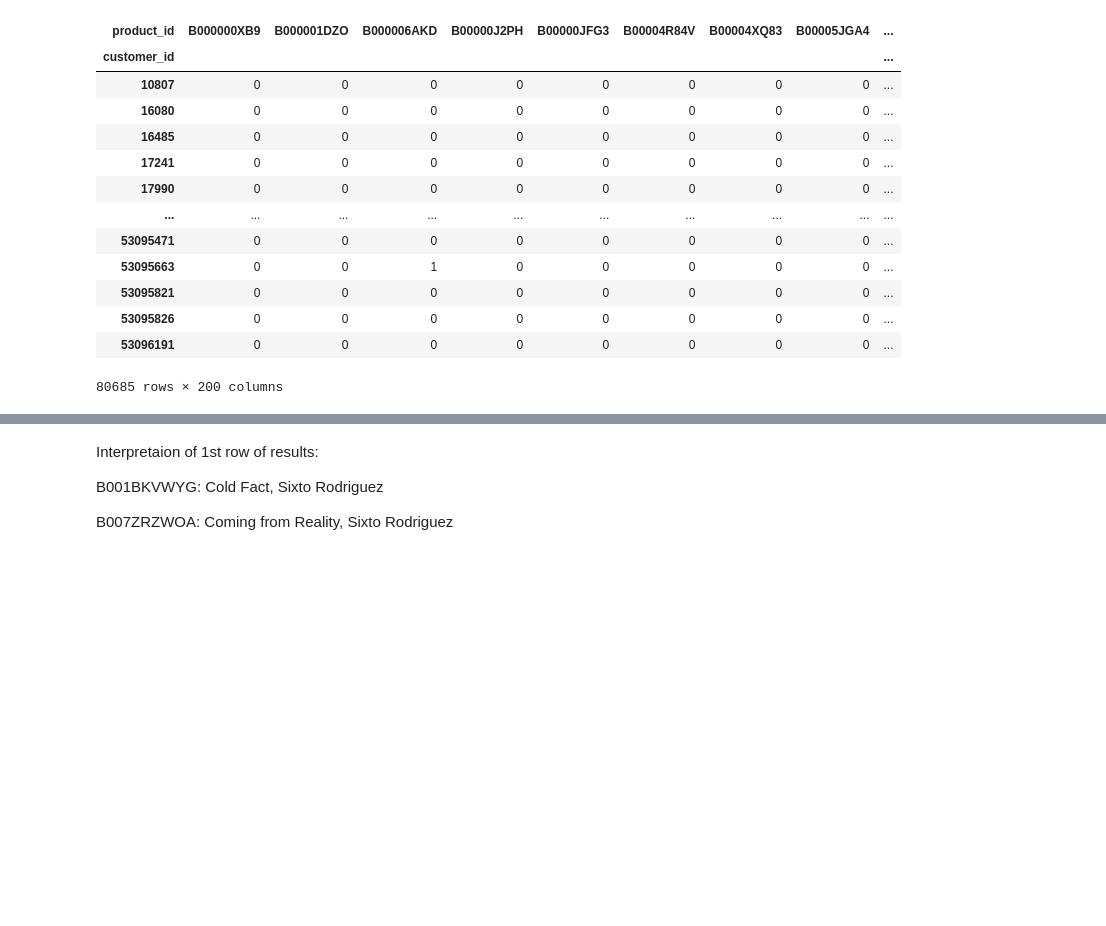
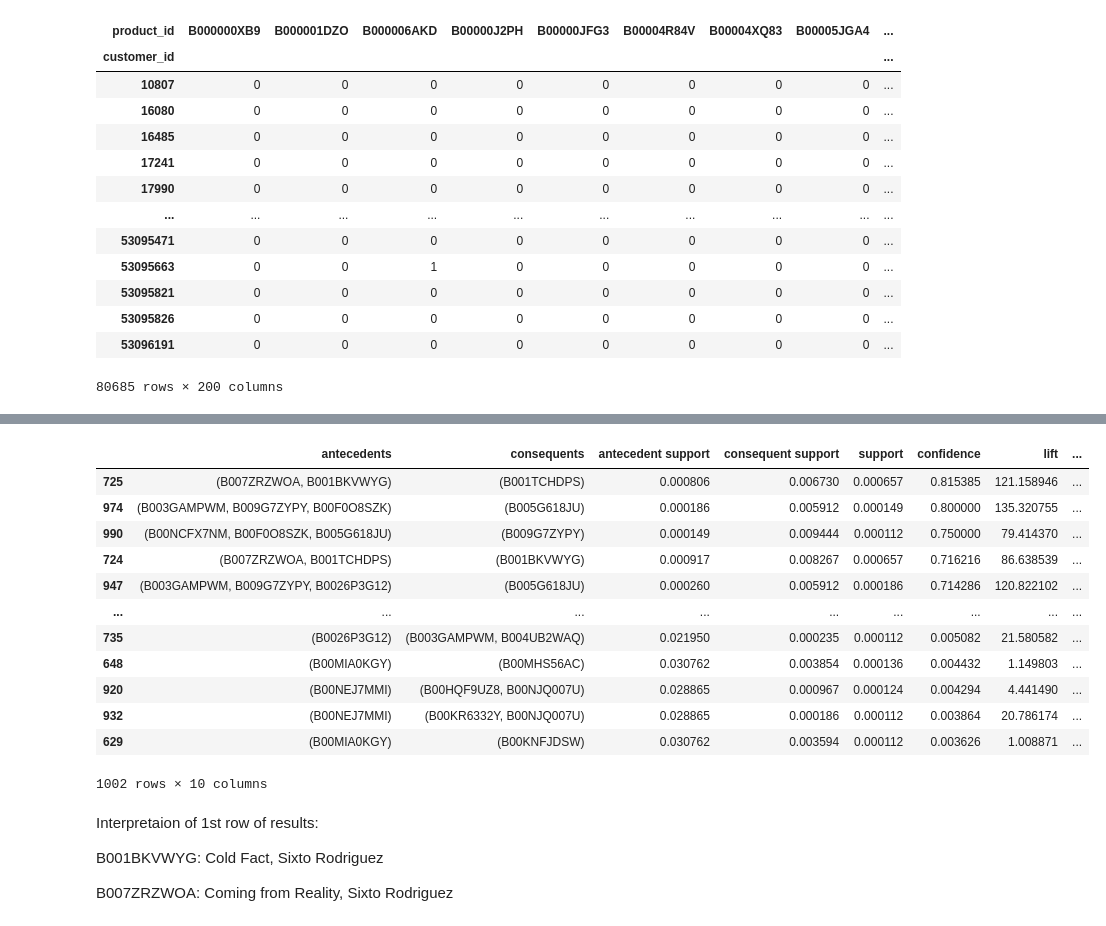
Before and after one commit to jbenasuli/consumer_behavior, a Jupyter notebook: Apriori-Apparel_Furniture_Music_Office.ipynb, the cells around one changed output, grey strips where cells are left out. Saved outputs shown, nothing was run; the diff lists cells and outputs as text; code cells hidden in the pictures; blank space fills up the shorter version.

```diff
--- a/Apriori-Apparel_Furniture_Music_Office.ipynb
+++ b/Apriori-Apparel_Furniture_Music_Office.ipynb
@@ -304,5 +348,23 @@ apriori_rules_music
 | 629 | (B00MIA0KGY) | (B00KNFJDSW) | 0.030762 | 0.003594 | 0.000112 | 0.003626 | 1.008871 | ... |
 1002 rows × 9 columns
+# %%
+# Add category column (to be used in viz)
+apriori_rules_music['Category'] = 'Music'
+apriori_rules_music
+# %% [output]
+|  | antecedents | consequents | antecedent support | consequent support | support | confidence | lift | ... |
+| 725 | (B007ZRZWOA, B001BKVWYG) | (B001TCHDPS) | 0.000806 | 0.006730 | 0.000657 | 0.815385 | 121.158946 | ... |
+| 974 | (B003GAMPWM, B009G7ZYPY, B00F0O8SZK) | (B005G618JU) | 0.000186 | 0.005912 | 0.000149 | 0.800000 | 135.320755 | ... |
+| 990 | (B00NCFX7NM, B00F0O8SZK, B005G618JU) | (B009G7ZYPY) | 0.000149 | 0.009444 | 0.000112 | 0.750000 | 79.414370 | ... |
+| 724 | (B007ZRZWOA, B001TCHDPS) | (B001BKVWYG) | 0.000917 | 0.008267 | 0.000657 | 0.716216 | 86.638539 | ... |
+| 947 | (B003GAMPWM, B009G7ZYPY, B0026P3G12) | (B005G618JU) | 0.000260 | 0.005912 | 0.000186 | 0.714286 | 120.822102 | ... |
+| ... | ... | ... | ... | ... | ... | ... | ... | ... |
+| 735 | (B0026P3G12) | (B003GAMPWM, B004UB2WAQ) | 0.021950 | 0.000235 | 0.000112 | 0.005082 | 21.580582 | ... |
+| 648 | (B00MIA0KGY) | (B00MHS56AC) | 0.030762 | 0.003854 | 0.000136 | 0.004432 | 1.149803 | ... |
+| 920 | (B00NEJ7MMI) | (B00HQF9UZ8, B00NJQ007U) | 0.028865 | 0.000967 | 0.000124 | 0.004294 | 4.441490 | ... |
+| 932 | (B00NEJ7MMI) | (B00KR6332Y, B00NJQ007U) | 0.028865 | 0.000186 | 0.000112 | 0.003864 | 20.786174 | ... |
+| 629 | (B00MIA0KGY) | (B00KNFJDSW) | 0.030762 | 0.003594 | 0.000112 | 0.003626 | 1.008871 | ... |
+1002 rows × 10 columns
 # %%
 apriori_rules_music.to_csv(r'C:\Users\li_mi\Class\final_project\dev\apriori_rules_music.csv', index = False)
 # %% [markdown]
```
Also changed, not shown: parts of 14 cells of this notebook.
